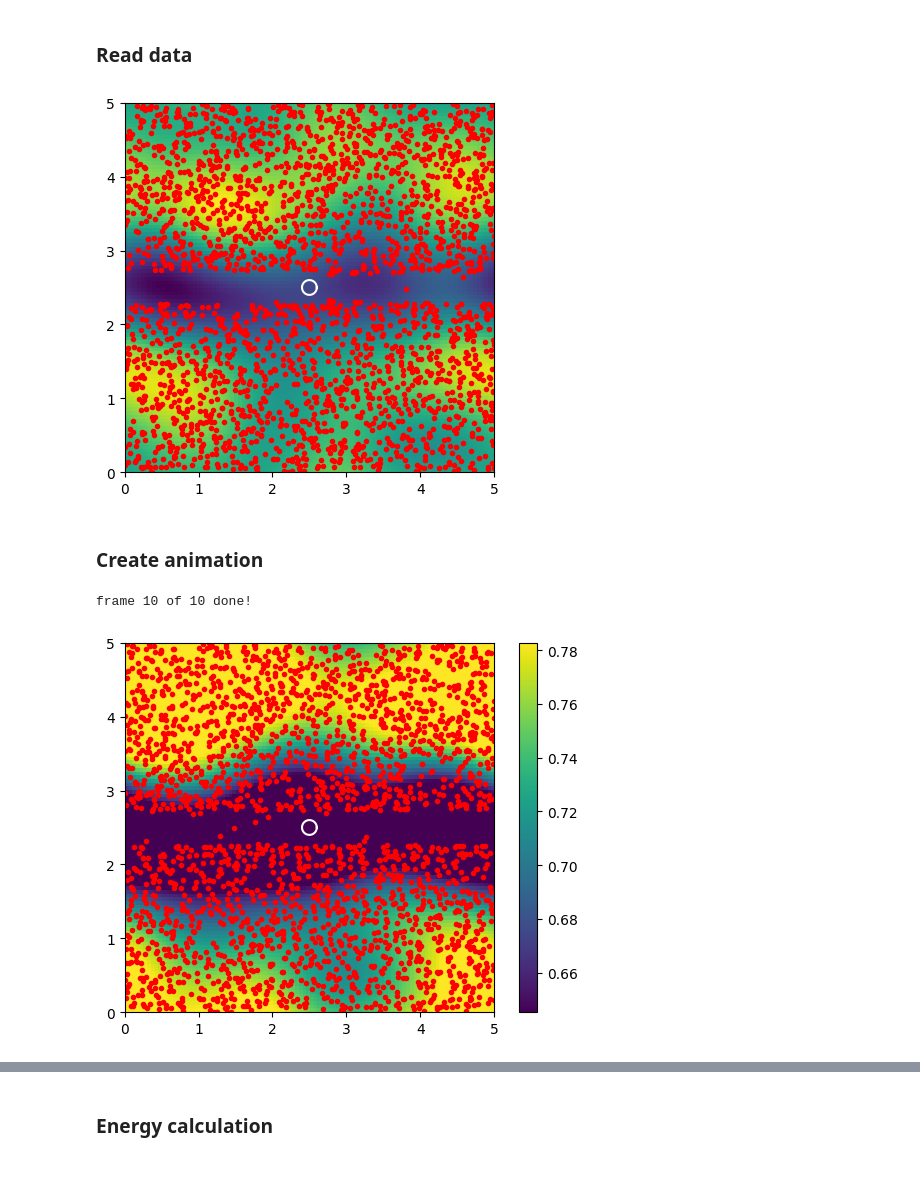
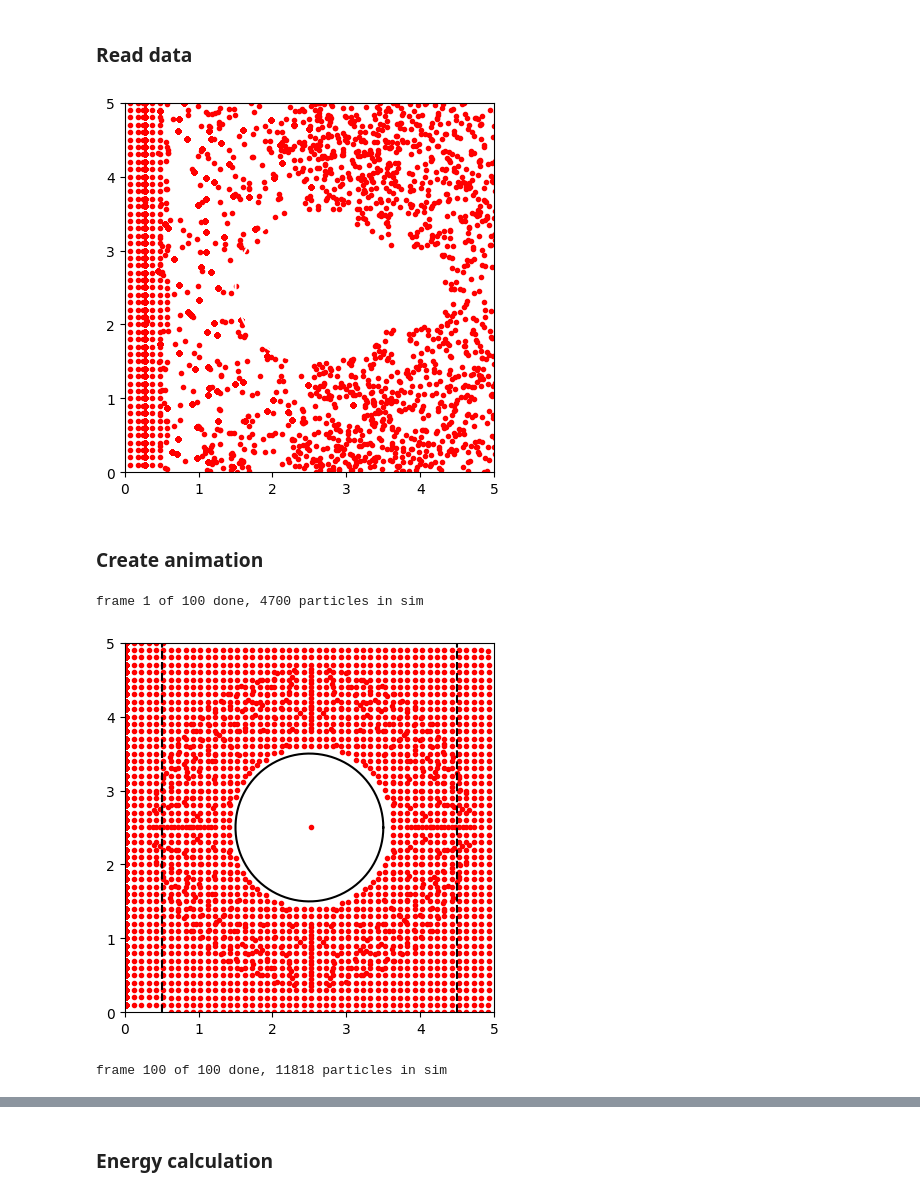
Before and after one commit to slagnews/drag_sph, a Jupyter notebook: cpp_test.ipynb, the cells around one changed output, grey strips where cells are left out. Saved outputs shown, nothing was run; the diff lists cells and outputs as text; code cells hidden in the pictures.

Commit message:
Added particle types to output file

```diff
--- a/cpp_test.ipynb
+++ b/cpp_test.ipynb
@@ -11,26 +11,29 @@ Lx = 5.0
 Ly = 5.0
 rho0 = 1.0
 kappa = 1.2
-v0 = 10
-dt = 0.01
-c_s = 0.1
+v0 = 0.5
+dt = 0.05
+c_s = 1
 beta = 0.07
 
-central_radius = 0.1
+inflow_factor = 0.1
+outflow_factor = 0.1
+
+central_radius = 1
 boundary_width = 0.02
 max_force = 1000
 # %% [markdown]
 ### Run simulation
 # %%
 params = sph_cpp.SimulationParams(
-    res, no_steps, Lx, Ly, rho0, kappa, v0, dt, c_s, beta, central_radius, boundary_width, max_force
+    res, no_steps, Lx, Ly, rho0, kappa, v0, dt, c_s, beta, central_radius, boundary_width, max_force, inflow_factor, outflow_factor
 )
 
 # Initialize ParticleList
 particle_list = sph_cpp.ParticleList(params)
 
 # Setup initial conditions
-particle_list.init_random()
+particle_list.init_grid()
 particle_list.init_mass()
 particle_list.init_vel()
 
@@ -39,14 +42,15 @@ rerun_sim = True
 if rerun_sim:
     particle_list.integrate()
 
+
 Nx = int(Lx/res)
 Ny = int(Ly/res)
 init_particles = Nx*Ny
-masses = np.array([params.rho0*params.Lx*params.Ly/params.init_particles]*params.init_particles)
+masses = params.rho0*params.Lx*params.Ly/params.init_particles
 # %% [markdown]
 ### Read data
 # %%
-positions, velocities = read_all_output("all_output.bin")
+positions, velocities, types = read_all_output("all_output.bin")
 # %%
 idx = 50
 
@@ -56,23 +60,27 @@ ax.set_ylim(0,float(params.Ly))
 ax.set_aspect("equal")
 
 # Plot particles
-particles, = ax.plot(positions[idx,:,0], positions[idx,:,1], linestyle="None", marker=".", color="red")
+particles, = ax.plot(positions[idx][:,0], positions[idx][:,1], linestyle="None", marker=".", color="red")
 
 # Plot central object
 phi = np.linspace(0,2*np.pi,100)
 ax.plot(params.Lx/2.0+params.central_radius*np.cos(phi), params.Ly/2.0+params.central_radius*np.sin(phi), color="white")
 
 # Plot field
-x,y,vx,vy,v = get_velocity_grid(positions[idx], velocities[idx], masses, params)
-field = ax.pcolor(x,y,v)
+#x,y,vx,vy,v = get_velocity_grid(positions[idx], velocities[idx], masses, params)
+#field = ax.pcolor(x,y,v)
 
 plt.show()
 # %% [output]
-[figure, old version]
+[figure, new version]
 # %% [markdown]
 ### Create animation
 # %%
-animate(positions[::10], velocities[::10], params, masses, field_type="density")
+anim = animate(positions, velocities, params, masses, field_type="niets")
 # %% [output]
-frame 10 of 10 done!
+frame 1 of 100 done, 4700 particles in sim
-[figure, old version]
+[figure, new version]
+# %%
+anim.save("figures/temp.mp4")
+# %% [output]
+frame 100 of 100 done, 11818 particles in sim
```
Also changed, not shown: parts of 3 cells of this notebook, 2 other files.
